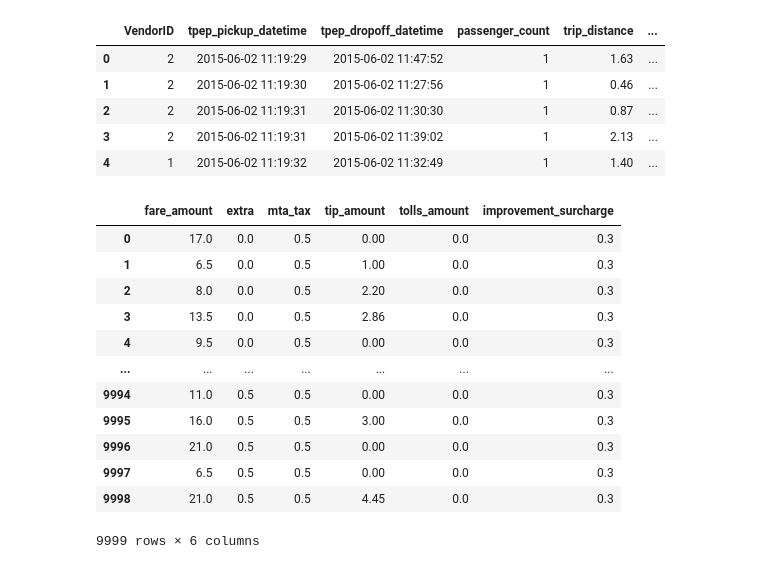
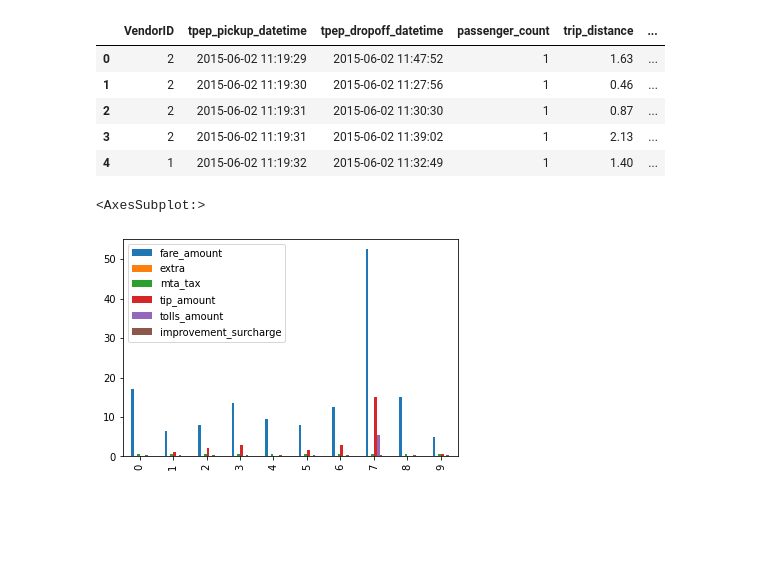
Before and after one commit to ramlaxman/cisco-2020-oct-14-plotting, a Jupyter notebook: Cisco 2020 October 14 — Pandas plotting.ipynb, the cells around one changed output. Saved outputs shown, nothing was run; the diff lists cells and outputs as text; code cells hidden in the pictures; blank space fills up the shorter version.

```diff
--- a/Cisco 2020 October 14 — Pandas plotting.ipynb
+++ b/Cisco 2020 October 14 — Pandas plotting.ipynb
@@ -258,18 +258,7 @@ df.head()
 | 3 | 2 | 2015-06-02 11:19:31 | 2015-06-02 11:39:02 | 1 | 2.13 | ... |
 | 4 | 1 | 2015-06-02 11:19:32 | 2015-06-02 11:32:49 | 1 | 1.40 | ... |
 # %%
-df[['fare_amount','extra', 'mta_tax', 'tip_amount','tolls_amount','improvement_surcharge']]
+df[['fare_amount','extra', 'mta_tax', 'tip_amount','tolls_amount','improvement_surcharge']][:10].plot.bar()
 # %% [output]
-|  | fare_amount | extra | mta_tax | tip_amount | tolls_amount | improvement_surcharge |
-| 0 | 17.0 | 0.0 | 0.5 | 0.00 | 0.0 | 0.3 |
-| 1 | 6.5 | 0.0 | 0.5 | 1.00 | 0.0 | 0.3 |
-| 2 | 8.0 | 0.0 | 0.5 | 2.20 | 0.0 | 0.3 |
-| 3 | 13.5 | 0.0 | 0.5 | 2.86 | 0.0 | 0.3 |
-| 4 | 9.5 | 0.0 | 0.5 | 0.00 | 0.0 | 0.3 |
-| ... | ... | ... | ... | ... | ... | ... |
-| 9994 | 11.0 | 0.5 | 0.5 | 0.00 | 0.0 | 0.3 |
-| 9995 | 16.0 | 0.5 | 0.5 | 3.00 | 0.0 | 0.3 |
-| 9996 | 21.0 | 0.5 | 0.5 | 0.00 | 0.0 | 0.3 |
-| 9997 | 6.5 | 0.5 | 0.5 | 0.00 | 0.0 | 0.3 |
-| 9998 | 21.0 | 0.5 | 0.5 | 4.45 | 0.0 | 0.3 |
-9999 rows × 6 columns
+<AxesSubplot:>
+[figure, added]
```
Also changed, not shown: parts of 1 cell of this notebook.
